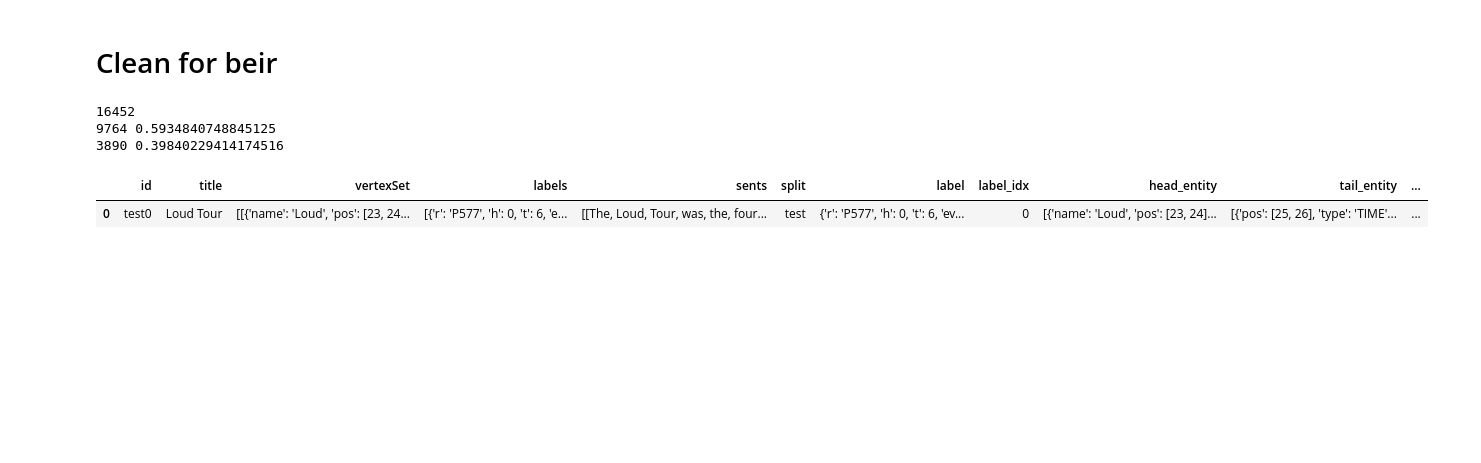
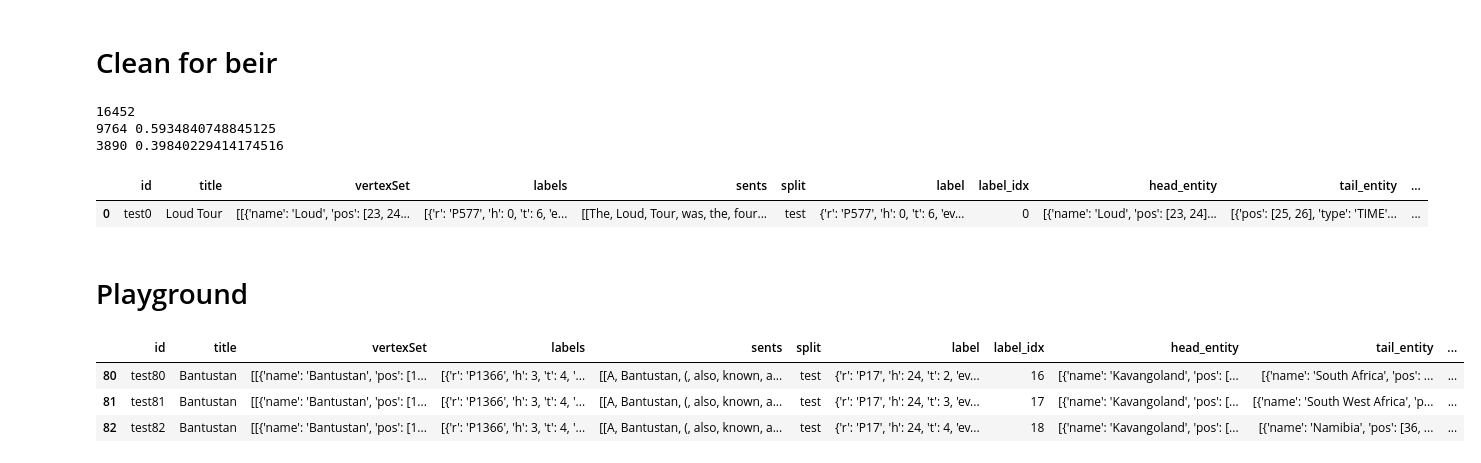
Before and after one commit to mohsenfayyaz/ColDeR, a Jupyter notebook: src/notebooks/Re_DocRED_to_Queries.ipynb, the cells around one changed output. Cells and saved outputs as stored; diff of their text form; code cells hidden in the pictures; blank space fills up the shorter version.

```diff
--- a/src/notebooks/Re_DocRED_to_Queries.ipynb
+++ b/src/notebooks/Re_DocRED_to_Queries.ipynb
@@ -334,3 +334,20 @@ query_df_drop_duplicates_with_evidence.head(1)
 | 0 | test0 | Loud Tour | [[{'name': 'Loud', 'pos': [23, 24... | [{'r': 'P577', 'h': 0, 't': 6, 'e... | [[The, Loud, Tour, was, the, four... | test | {'r': 'P577', 'h': 0, 't': 6, 'ev... | 0 | [{'name': 'Loud', 'pos': [23, 24]... | [{'pos': [25, 26], 'type': 'TIME'... | ... |
 # %%
 query_df_drop_duplicates_with_evidence.to_pickle(f"hf://datasets/Retriever-Contextualization/datasets/Re-DocRED/queries_test_clean.pkl")
+# %% [markdown]
+# Playground
+# %%
+import pandas as pd
+pd.set_option('display.max_columns', 100)
+
+df = pd.read_pickle("hf://datasets/Retriever-Contextualization/datasets/Re-DocRED/queries_test_clean.pkl")
+queries = {row["id"]: row["query_question"] for i, row in df.iterrows()}
+qrels = {row["id"]: {row["title"]: 1} for i, row in df.iterrows()}
+corpus = {row["title"]: {"text": " ".join([" ".join(sent) for sent in row["sents"]]), "title": row["title"]} for i, row in df.iterrows()}
+
+df.loc[80:82]
+# %% [output]
+|  | id | title | vertexSet | labels | sents | split | label | label_idx | head_entity | tail_entity | ... |
+| 80 | test80 | Bantustan | [[{'name': 'Bantustan', 'pos': [1... | [{'r': 'P1366', 'h': 3, 't': 4, '... | [[A, Bantustan, (, also, known, a... | test | {'r': 'P17', 'h': 24, 't': 2, 'ev... | 16 | [{'name': 'Kavangoland', 'pos': [... | [{'name': 'South Africa', 'pos': ... | ... |
+| 81 | test81 | Bantustan | [[{'name': 'Bantustan', 'pos': [1... | [{'r': 'P1366', 'h': 3, 't': 4, '... | [[A, Bantustan, (, also, known, a... | test | {'r': 'P17', 'h': 24, 't': 3, 'ev... | 17 | [{'name': 'Kavangoland', 'pos': [... | [{'name': 'South West Africa', 'p... | ... |
+| 82 | test82 | Bantustan | [[{'name': 'Bantustan', 'pos': [1... | [{'r': 'P1366', 'h': 3, 't': 4, '... | [[A, Bantustan, (, also, known, a... | test | {'r': 'P17', 'h': 24, 't': 4, 'ev... | 18 | [{'name': 'Kavangoland', 'pos': [... | [{'name': 'Namibia', 'pos': [36, ... | ... |
```
Also changed, not shown: parts of 2 cells of this notebook, 2 other files.
